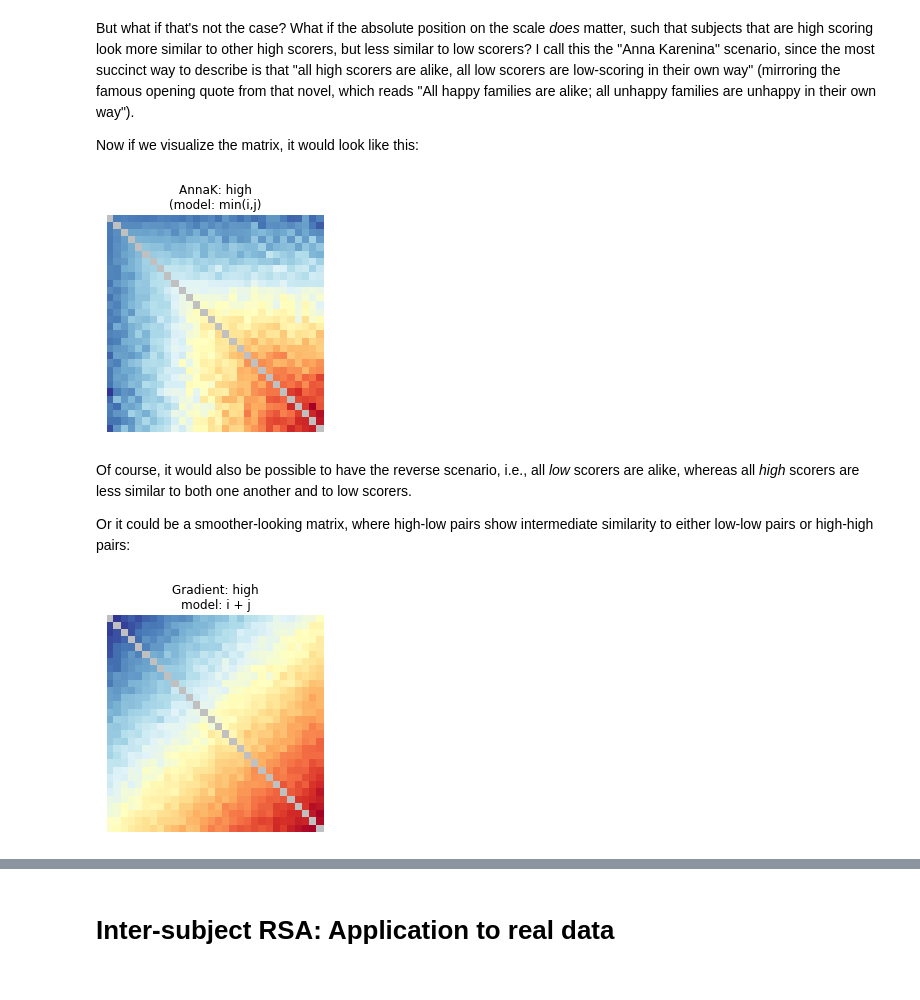
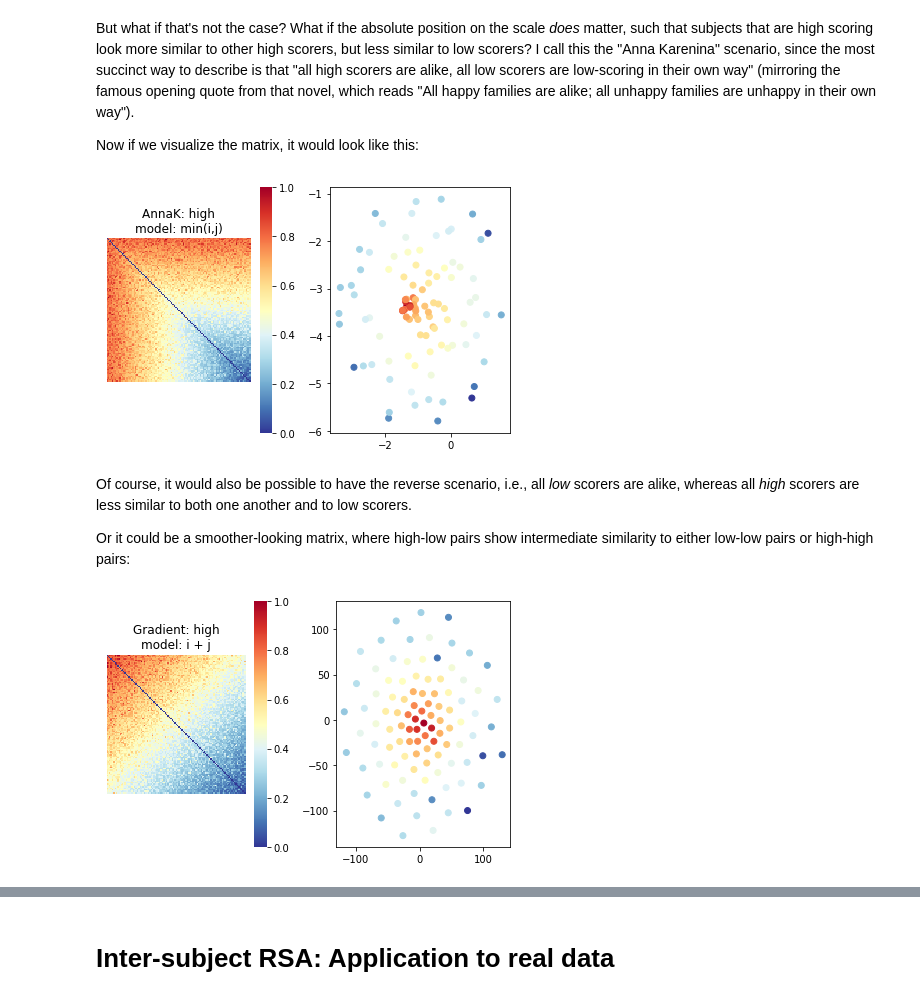
Before and after one commit to esfinn/intersubj_rsa, a Jupyter notebook: intersubject_rsa_demo.ipynb, the cells around one changed output, grey strips where cells are left out. Saved outputs shown, nothing was run; the diff lists cells and outputs as text; code cells hidden in the pictures.

```diff
--- a/intersubject_rsa_demo.ipynb
+++ b/intersubject_rsa_demo.ipynb
@@ -256,12 +257,22 @@ If we take our subjects-by-subjects ISC matrix to be a "brain similarity" matrix
 Sounds straightforward on its face, but when we talk about "similarity" between a given subject pair, not all similarity measures are created equal. Let's do some simuluations and visualizations to illustrate this.
 # %%
 # First, choose number of subjects and simulate behavior chosen from random distribution
-n_subs = 30
+n_subs = 100
 behav = np.random.randn(n_subs)
 behav_rank = sp.stats.rankdata(behav)-1
 
 cmap = plt.cm.get_cmap('RdYlBu_r')
 cmap.set_bad('#C0C0C0')
+
+# Define helper function to sort rows/columns of a matrix
+def sort_square_mtx(mtx, behav_vct):
+
+    inds = behav_vct.argsort()
+    mtx_sort = mtx
+    mtx_sort = mtx_sort[inds, :]
+    mtx_sort = mtx_sort[:, inds]
+
+    return mtx_sort
 # %% [markdown]
 In a typical RSA analysis, we would use something like Euclidean distance (or its inverse, so we can talk about similarity rather than distance). However, this makes a big assumption, namely that if two subjects score close to one another on the scale -- irrespective of whether they score high or low -- we expect them to look more similar to one another than two subjects whose scores are far apart. In other words, this would be a "nearest neighbor" scenario, where all that matters is your relative distance from your partner, and not where you score in an absolute sense.
 
@@ -297,37 +309,62 @@ But what if that's not the case? What if the absolute position on the scale *doe
 Now if we visualize the matrix, it would look like this:
 # %%
 ak_high_mtx = np.zeros((n_subs, n_subs))
-noise_factor = 0.05
+noise_factor = 0.1
 
 for i in range(n_subs):
     for j in range(n_subs):
-        ak_high_mtx[i,j] = min(behav_rank[i], behav_rank[j])+np.random.randn()*noise_factor*max(behav_rank[i], behav_rank[j])
+        if i < j:
+            # tmp = min(behav_rank[i], behav_rank[j])+np.random.randn()*noise_factor*max(behav_rank[i], behav_rank[j]) # for similarity
+            tmp = 1-(min(behav_rank[i], behav_rank[j])/n_subs)+abs(np.random.randn()*noise_factor)
+            ak_high_mtx[i,j] = tmp
+            ak_high_mtx[j,i] = tmp
 
-np.fill_diagonal(ak_high_mtx, np.nan)
+# np.fill_diagonal(ak_high_mtx, np.nan)
 
-fig, ax = plt.subplots()
-ax = sns.heatmap(sort_square_mtx(ak_high_mtx, behav), cmap=cmap, square=True, cbar=False, xticklabels=False, yticklabels=False)
-ax.set_title("AnnaK: high\n(model: min(i,j)")
+ak_high_mtx = (ak_high_mtx-np.min(ak_high_mtx))/(np.max(ak_high_mtx)-np.min(ak_high_mtx)) # normalize distances to be between 0 and 1
+
+fig, (ax1, ax2) = plt.subplots(1,2)
+
+# Draw heatmap
+sns.heatmap(sort_square_mtx(ak_high_mtx, behav), ax=ax1, cmap=cmap, square=True, cbar=True, xticklabels=False, yticklabels=False)
+ax1.set_title("AnnaK: high\nmodel: min(i,j)")
+
+# Draw tSNE plot
+isc_embedded = TSNE(n_components=2, metric="precomputed", n_iter=2000).fit_transform(ak_high_mtx)
+ax2.scatter(isc_embedded[:,0], isc_embedded[:,1], c=behav, cmap=cmap)
+plt.tight_layout()
 plt.show()
 # %% [output]
-[figure, old version]
+[figure, new version]
 # %% [markdown]
 Of course, it would also be possible to have the reverse scenario, i.e., all *low* scorers are alike, whereas all *high* scorers are less similar to both one another and to low scorers.
 
 Or it could be a smoother-looking matrix, where high-low pairs show intermediate similarity to either low-low pairs or high-high pairs:
 # %%
 grad_high_mtx = np.zeros((n_subs, n_subs))
-noise_factor = 1
+noise_factor = 0.1
 
 for i in range(n_subs):
     for j in range(n_subs):
-        grad_high_mtx[i,j] = (behav_rank[i] + behav_rank[j]) +np.random.randn()*noise_factor
+        if i < j:
+            tmp = 1-np.mean([behav_rank[i]/max(behav_rank), behav_rank[j]/max(behav_rank)]) + abs(np.random.randn()*noise_factor)
+            grad_high_mtx[i,j] = tmp
+            grad_high_mtx[j,i] = tmp
 
-np.fill_diagonal(grad_high_mtx, np.nan)
+# np.fill_diagonal(grad_high_mtx, np.nan)
 
-fig, ax = plt.subplots()
-ax = sns.heatmap(sort_square_mtx(grad_high_mtx, behav), cmap=cmap, square=True, cbar=False, xticklabels=False, yticklabels=False)
-ax.set_title("Gradient: high\nmodel: i + j")
+grad_high_mtx = (grad_high_mtx-np.min(grad_high_mtx))/(np.max(grad_high_mtx)-np.min(grad_high_mtx)) # normalize distances to be between 0 and 1
+
+fig, (ax1, ax2) = plt.subplots(1,2)
+
+# Draw heatmap
+sns.heatmap(sort_square_mtx(grad_high_mtx, behav), ax=ax1, cmap=cmap, square=True, cbar=True, xticklabels=False, yticklabels=False)
+ax1.set_title("Gradient: high\nmodel: i + j")
+
+# Draw tSNE plot
+isc_embedded = TSNE(n_components=2, metric="precomputed", n_iter=2000).fit_transform(grad_high_mtx)
+ax2.scatter(isc_embedded[:,0], isc_embedded[:,1], c=behav, cmap=cmap)
+plt.tight_layout()
 plt.show()
 # %% [output]
-[figure, old version]
+[figure, new version]
```
Also changed, not shown: parts of 6 cells of this notebook.
